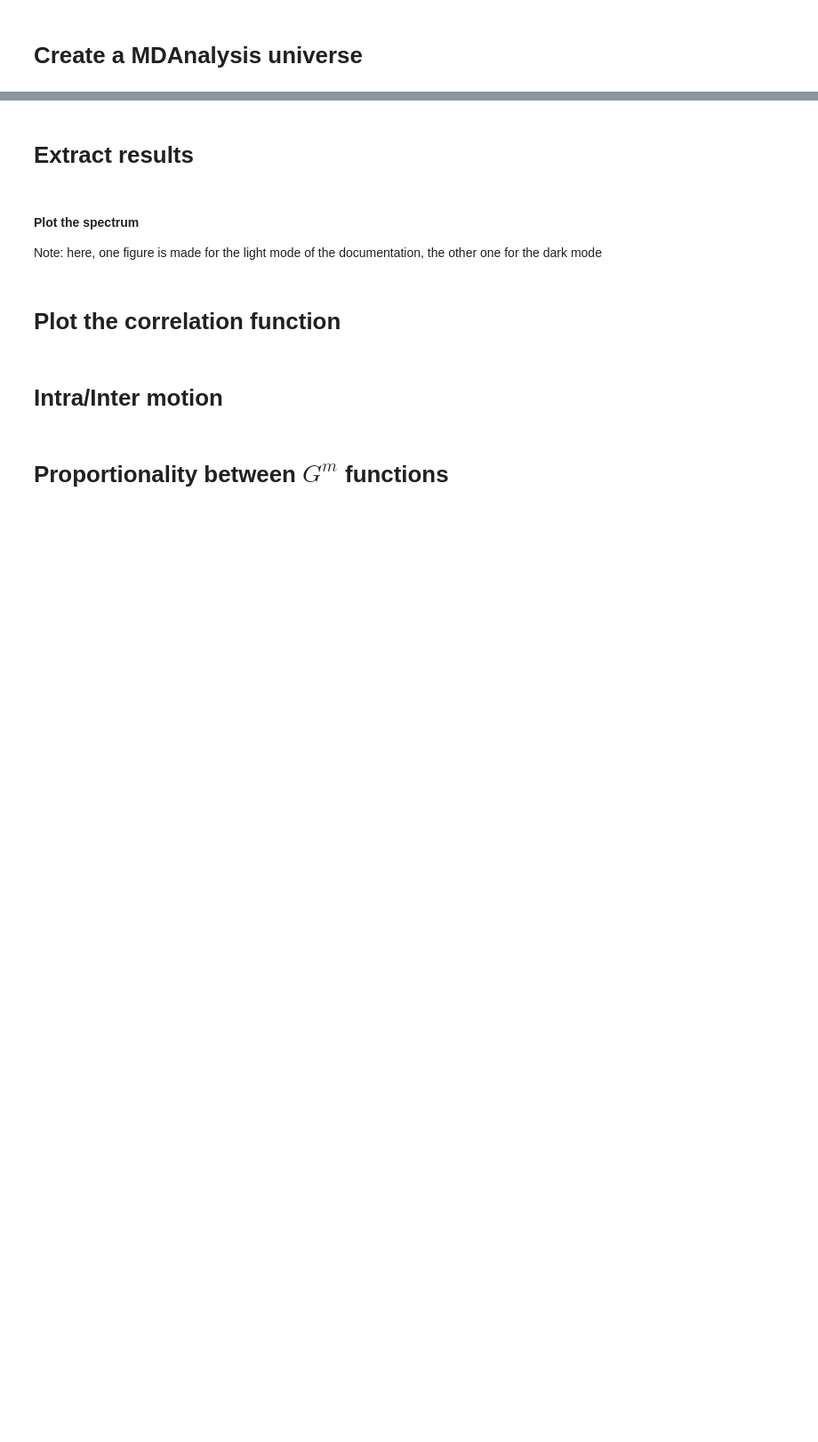
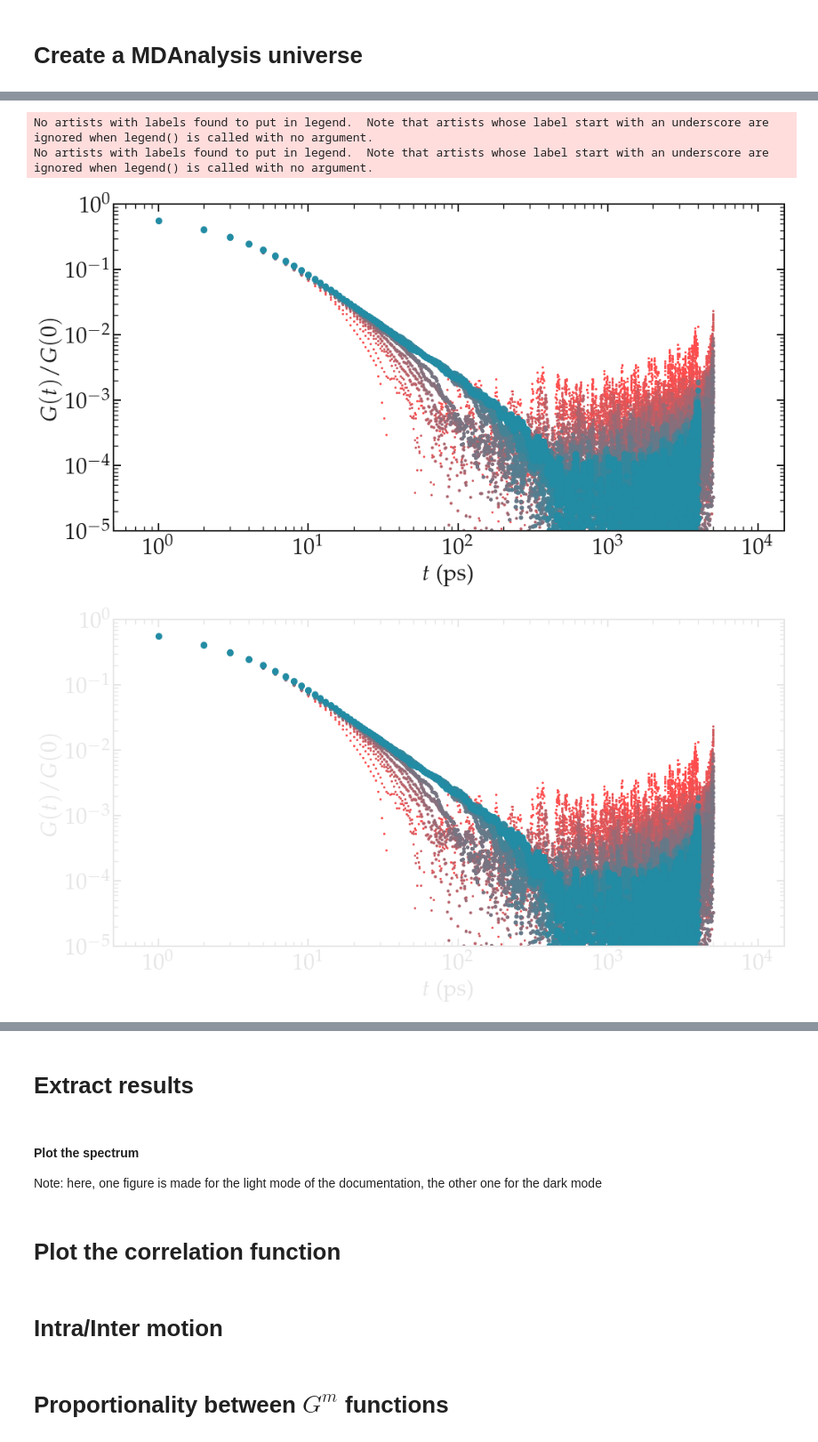
Before and after one commit to simongravelle/nmrformd, a Jupyter notebook: data/varying-box-size/size-effect-evaluation.ipynb, the cells around one changed output, grey strips where cells are left out. Shown at 89% size. Drawn from its saved outputs; the diff is of its cells as text; code cells hidden in the pictures; blank space fills up the shorter version.

```diff
--- a/data/varying-box-size/size-effect-evaluation.ipynb
+++ b/data/varying-box-size/size-effect-evaluation.ipynb
@@ -30,6 +30,8 @@ R = np.linspace(myred[0], myblue[0], len(numbers_mol))
 G = np.linspace(myred[1], myblue[1], len(numbers_mol))
 B = np.linspace(myred[2], myblue[2], len(numbers_mol))
 grad = np.vstack([R, G, B]).T
+# %%
+marker_sizes = np.int32(np.logspace(np.log10(10), np.log10(2), 16))[::-1]
 # %%
 intra_correlation = []
 intra_spectrum = []
@@ -73,11 +75,11 @@ for number_mol in numbers_mol:
         print("--------------------------------")
         print("--------------------------------")
         print("--------------------------------")
-        if u.trajectory.n_frames == 4001:
-            np.savetxt(folder+"intra_spectrum.dat", np.vstack([nmr_intra.f, nmr_intra.R1]).T)
-            np.savetxt(folder+"inter_spectrum.dat", np.vstack([nmr_inter.f, nmr_inter.R1]).T)
-            np.savetxt(folder+"intra_correlation.dat", np.vstack([nmr_intra.t, nmr_intra.gij[0]]).T)
-            np.savetxt(folder+"inter_correlation.dat", np.vstack([nmr_inter.t, nmr_inter.gij[0]]).T)
+        np.savetxt(folder+"intra_spectrum.dat", np.vstack([nmr_intra.f[:-20], nmr_intra.R1[:-20]]).T)
+        np.savetxt(folder+"inter_spectrum.dat", np.vstack([nmr_inter.f[:-20], nmr_inter.R1[:-20]]).T)
+        np.savetxt(folder+"intra_correlation.dat", np.vstack([nmr_intra.t[:-20], nmr_intra.gij[0][:-20]]).T)
+        np.savetxt(folder+"inter_correlation.dat", np.vstack([nmr_inter.t[:-20], nmr_inter.gij[0][:-20]]).T)
+scalar_properties = np.array(scalar_properties)
 # %% [output]
 The number of water molecules is 25
 --------------------------------
@@ -98,0 +120,17 @@ Note : number_i is larger than the number of atoms in group target i
+# %%
+for mode, mygray in zip(['light', 'dark'], [lightgray, darkgray]):
+    fig = plt.figure(figsize=(16, 8))
+    ax1 = fig.add_subplot(111)
+    cpt = 0
+    for inter, n_mol in zip(inter_correlation, scalar_properties.T[0]):
+        ax1.loglog(inter[0], inter[1]/inter[1][0], 'o', markersize=marker_sizes[cpt], color=grad[cpt])
+        cpt += 1
+    figure_improvement(ax1, mygray, font, fontsize,
+                       xlabel=r"$t$ (ps)", ylabel=r'$G (t) / G(0)$',
+                       xlim=(0.5, 15000), ylim=(0.00001, 1))
+    #save_figure(plt, fig, mode, name='T1')
+# %% [output]
+No artists with labels found to put in legend.  Note that artists whose label start with an underscore are ignored when legend() is called with no argument.
+No artists with labels found to put in legend.  Note that artists whose label start with an underscore are ignored when legend() is called with no argument.
+[figure, added]
+[figure, added]
```
Also changed, not shown: parts of 11 cells of this notebook, 6 other files.
